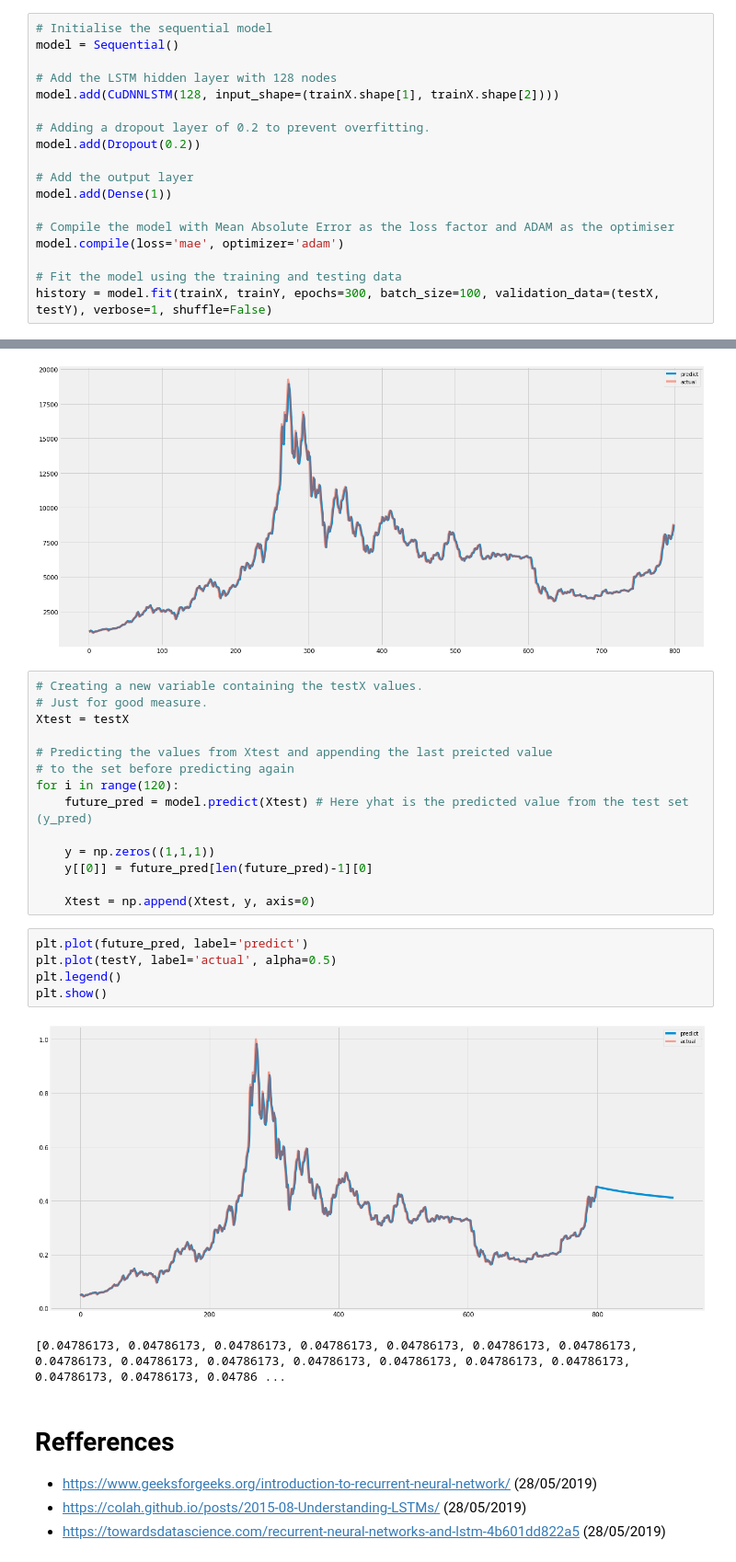
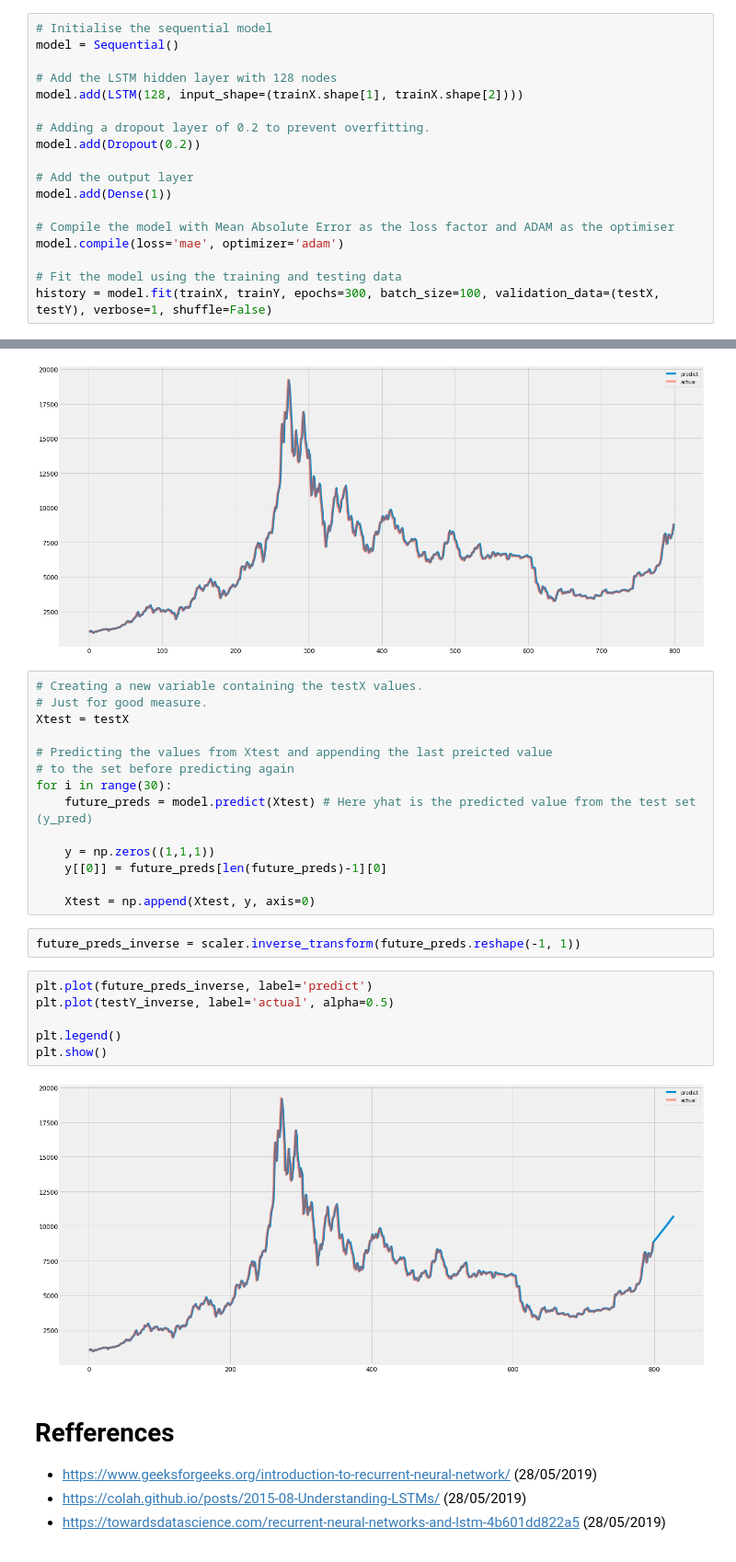
Before and after one commit to tobiaskkd/AI_exam_project, a Jupyter notebook: Exam Project AI - Mikkel Madsen & Tobias Dahl - Bitcoin Prediction.ipynb, the cells around one changed output, grey strips where cells are left out. Shown: that part at 92% size. Cells and saved outputs as stored; diff of their text form.

```diff
--- a/Exam Project AI - Mikkel Madsen & Tobias Dahl - Bitcoin Prediction.ipynb
+++ b/Exam Project AI - Mikkel Madsen & Tobias Dahl - Bitcoin Prediction.ipynb
@@ -470,7 +481,7 @@ print(testX.shape)
 model = Sequential()
 
 # Add the LSTM hidden layer with 128 nodes
-model.add(CuDNNLSTM(128, input_shape=(trainX.shape[1], trainX.shape[2])))
+model.add(LSTM(128, input_shape=(trainX.shape[1], trainX.shape[2])))
 
 # Adding a dropout layer of 0.2 to prevent overfitting.
 model.add(Dropout(0.2))
@@ -558,21 +569,23 @@ Xtest = testX
 
 # Predicting the values from Xtest and appending the last preicted value
 # to the set before predicting again
-for i in range(120):
-    future_pred = model.predict(Xtest) # Here yhat is the predicted value from the test set (y_pred)
+for i in range(30):
+    future_preds = model.predict(Xtest) # Here yhat is the predicted value from the test set (y_pred)
 
     y = np.zeros((1,1,1))
-    y[[0]] = future_pred[len(future_pred)-1][0]
+    y[[0]] = future_preds[len(future_preds)-1][0]
 
     Xtest = np.append(Xtest, y, axis=0)
+# %%
+future_preds_inverse = scaler.inverse_transform(future_preds.reshape(-1, 1))
 # %%
-plt.plot(future_pred, label='predict')
-plt.plot(testY, label='actual', alpha=0.5)
+plt.plot(future_preds_inverse, label='predict')
+plt.plot(testY_inverse, label='actual', alpha=0.5)
+
 plt.legend()
 plt.show()
 # %% [output]
-[figure, old version]
+[figure, new version]
-[0.04786173, 0.04786173, 0.04786173, 0.04786173, 0.04786173, 0.04786173, 0.04786173, 0.04786173, 0.04786173, 0.04786173, 0.04786173, 0.04786173, 0.04786173, 0.04786173, 0.04786173, 0.04786173, 0.04786 ...
 # %% [markdown]
 # Refferences
 * https://www.geeksforgeeks.org/introduction-to-recurrent-neural-network/ (28/05/2019)
```
Also changed, not shown: parts of 16 cells of this notebook, 3 other files.
